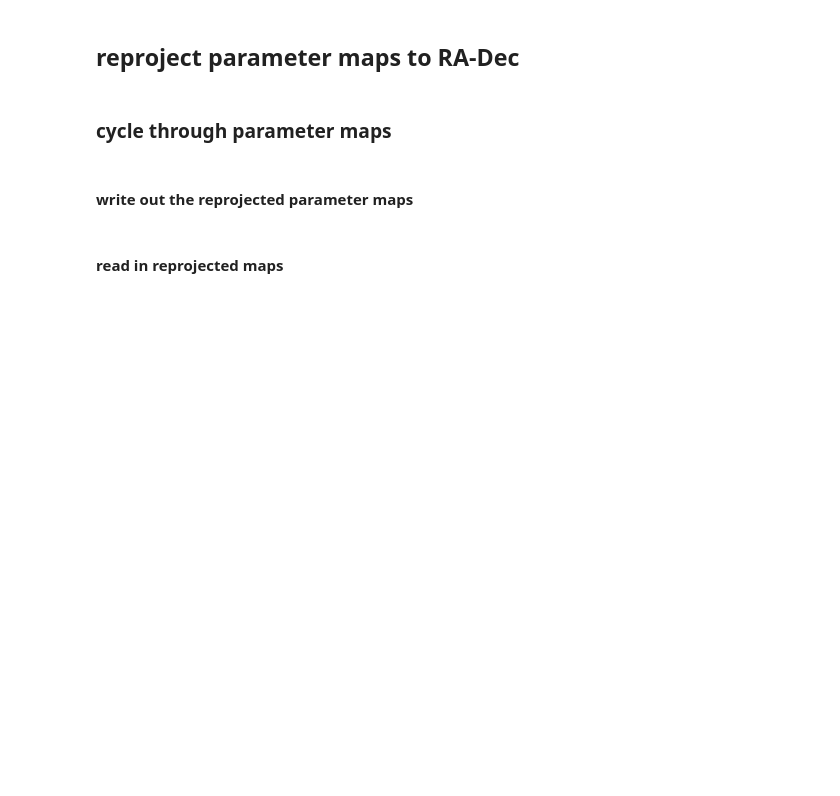
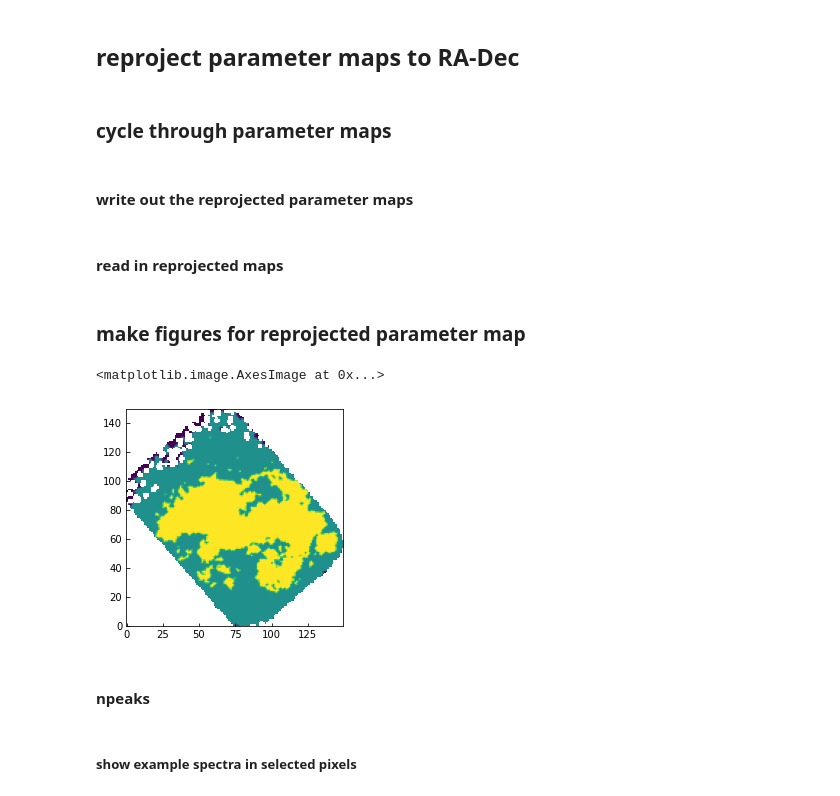
Before and after one commit to SpandanCh/H-MM1_extended_subsonic, a Jupyter notebook: make_figures.ipynb, the cells around one changed output. Saved outputs shown, nothing was run; the diff lists cells and outputs as text; code cells hidden in the pictures; blank space fills up the shorter version.

```diff
--- a/make_figures.ipynb
+++ b/make_figures.ipynb
@@ -298,3 +298,14 @@ vel_narrow_red_repr = fits.getdata(para_map_repr_dir + 'vel_narrow_red_repr.fits
 sig_broad_repr = fits.getdata(para_map_repr_dir + 'sig_broad_repr.fits')
 vel_broad_repr = fits.getdata(para_map_repr_dir + 'vel_broad_repr.fits')
 tk_broad_repr = fits.getdata(para_map_repr_dir + 'tk_broad_repr.fits')
+# %% [markdown]
+### make figures for reprojected parameter map
+# %%
+plt.imshow(npeaks_repr, origin='lower')
+# %% [output]
+<matplotlib.image.AxesImage at 0x...>
+[figure, added]
+# %% [markdown]
+#### npeaks
+# %% [markdown]
+##### show example spectra in selected pixels
```
Also changed, not shown: parts of 4 cells of this notebook, 2 other files.
